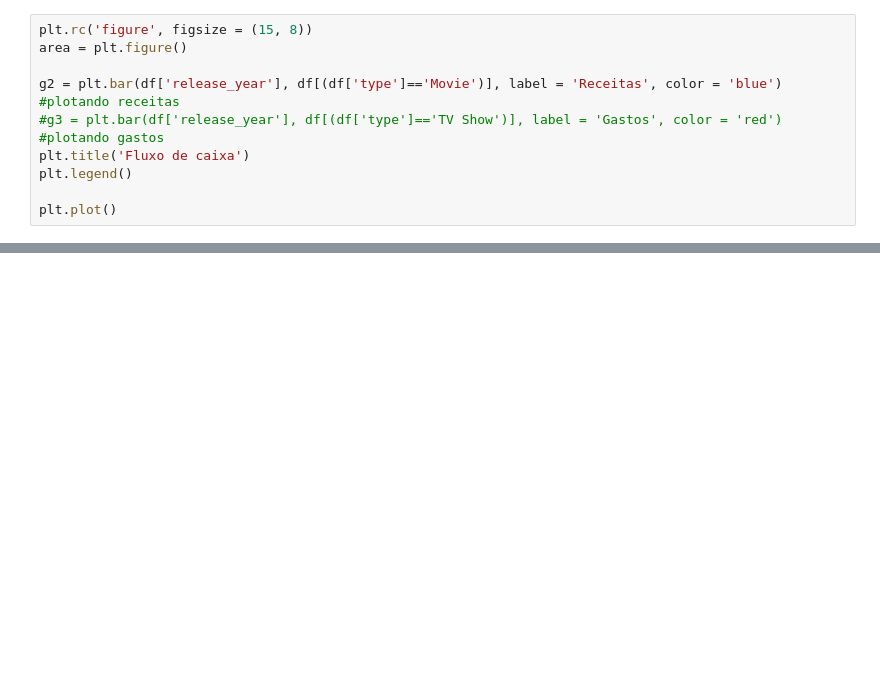
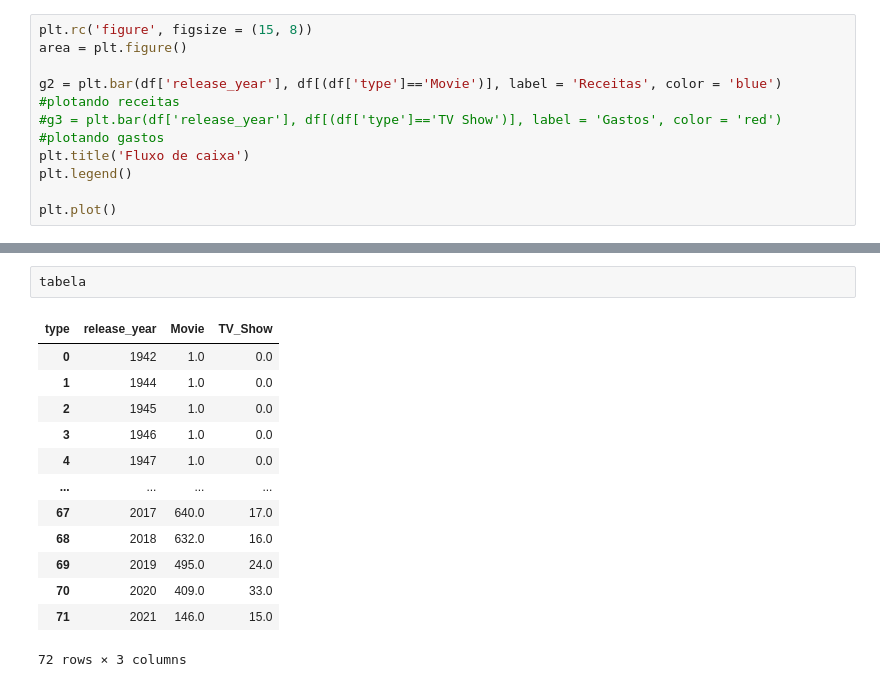
Before and after one commit to NilbertoFreitas/Dataviz, a Jupyter notebook: Dataviz_A2.ipynb, the cells around one changed output, grey strips where cells are left out. Saved outputs shown, nothing was run; the diff lists cells and outputs as text; blank space fills up the shorter version.

```diff
--- a/Dataviz_A2.ipynb
+++ b/Dataviz_A2.ipynb
@@ -238,0 +143,16 @@ type  release_year  Movie  TV Show
+# %%
+tabela
+# %% [output]
+| type | release_year | Movie | TV_Show |
+| 0 | 1942 | 1.0 | 0.0 |
+| 1 | 1944 | 1.0 | 0.0 |
+| 2 | 1945 | 1.0 | 0.0 |
+| 3 | 1946 | 1.0 | 0.0 |
+| 4 | 1947 | 1.0 | 0.0 |
+| ... | ... | ... | ... |
+| 67 | 2017 | 640.0 | 17.0 |
+| 68 | 2018 | 632.0 | 16.0 |
+| 69 | 2019 | 495.0 | 24.0 |
+| 70 | 2020 | 409.0 | 33.0 |
+| 71 | 2021 | 146.0 | 15.0 |
+72 rows × 3 columns
```
Also changed, not shown: parts of 12 cells of this notebook.
